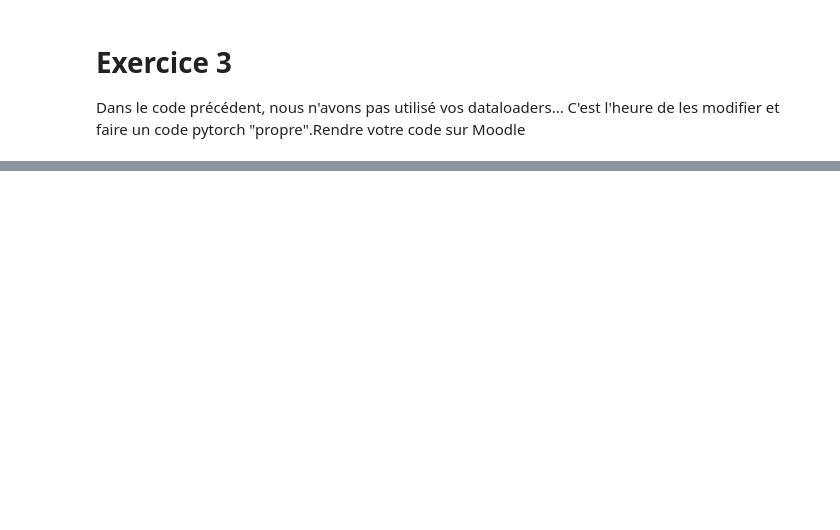
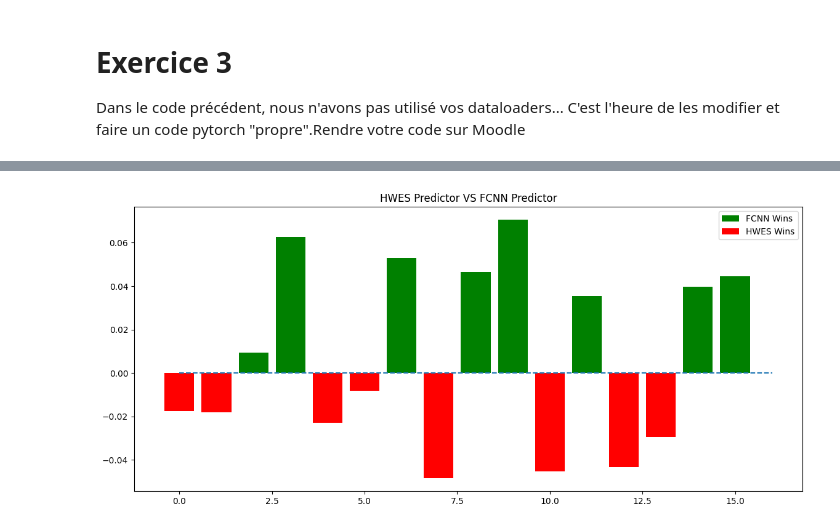
Before and after one commit to Wej28C/IA__HPC, a Jupyter notebook: 1-Comparaison_TS.ipynb, the cells around one changed output, grey strips where cells are left out. Drawn from its saved outputs; the diff is of its cells as text; code cells hidden in the pictures; blank space fills up the shorter version.

```diff
--- a/1-Comparaison_TS.ipynb
+++ b/1-Comparaison_TS.ipynb
@@ -291,0 +444,11 @@ C'est l'heure de les modifier et faire un code pytorch "propre".Rendre votre cod
+# %%
+features= 256
+ts_len = 3000
+train_loader, val_loader, test_loader =  get_time_series_dataloaders(features, ts_len, batch_size=16)
+
+dummy_predictor = DummyPredictor()
+interpolation_predictor = InterpolationPredictor()
+hwes_predictor = HwesPredictor()
+
+net = FCNN(n_inp=features, l_1=64, l_2=32, n_out=1)
+best_model, train_losses, val_losses = train_model(net, train_loader, val_loader)
@@ -291,0 +461,9 @@ C'est l'heure de les modifier et faire un code pytorch "propre".Rendre votre cod
+# %%
+x_test, y_test = next(iter(test_loader))
+loss_func = torch.nn.MSELoss()
+
+print('\nTesting')
+print(f'FCNN Loss: {loss_func(best_model(x_test), y_test).item()}')
+print(f'Dummy Loss: {loss_func(dummy_predictor(x_test), y_test).item()}')
+print(f'Linear Interpolation Loss: {loss_func(interpolation_predictor(x_test), y_test).item()}')
+print(f'HWES Loss: {loss_func(hwes_predictor(x_test), y_test).item()}')
@@ -291,0 +476,41 @@ C'est l'heure de les modifier et faire un code pytorch "propre".Rendre votre cod
+# %%
+import torch
+import torch.nn.functional as F
+import matplotlib.pyplot as plt
+import numpy as np
+
+test_n = len(y_test)
+
+best_model.eval()
+with torch.no_grad():
+    net_pred = best_model(x_test)  # shape: [test_n, 1]
+    hwes_pred = hwes_predictor(x_test)  # shape: [test_n, 1] ou [test_n]
+
+    # Reshape y_test pour qu'il ait la même forme que les prédictions
+    if y_test.dim() == 1:
+        y_test_reshaped = y_test.unsqueeze(1)  # [test_n] → [test_n, 1]
+    else:
+        y_test_reshaped = y_test
+
+
+    #tous les tensors ont la même shape [test_n, 1]
+    net_abs_dev = (net_pred - y_test_reshaped).abs()
+    hwes_abs_dev = (hwes_pred - y_test_reshaped).abs()
+
+    # Calculer les différences
+    diff_pos = F.relu(hwes_abs_dev - net_abs_dev).reshape(test_n)
+    diff_neg = (-F.relu(net_abs_dev - hwes_abs_dev)).reshape(test_n)
+
+# Convertir en listes pour plotting
+diff_pos_list = diff_pos.cpu().numpy().tolist() if isinstance(diff_pos, torch.Tensor) else diff_pos
+diff_neg_list = diff_neg.cpu().numpy().tolist() if isinstance(diff_neg, torch.Tensor) else diff_neg
+
+plt.figure(figsize=(14, 6))
+plt.title('HWES Predictor VS FCNN Predictor')
+plt.hlines(0, xmin=0, xmax=test_n, linestyles='dashed')
+plt.bar(list(range(test_n)), diff_pos_list, color='g', label='FCNN Wins')
+plt.bar(list(range(test_n)), diff_neg_list, color='r', label='HWES Wins')
+plt.legend()
+plt.show()
+# %% [output]
+[figure, added]
```
Also changed, not shown: parts of 15 cells of this notebook.
